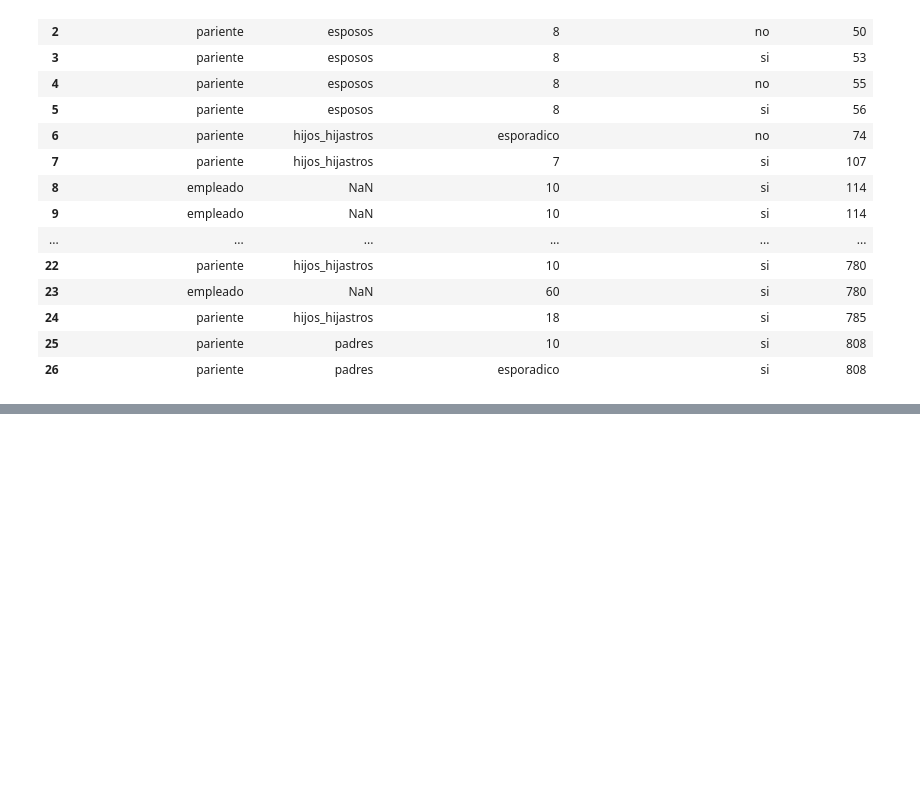
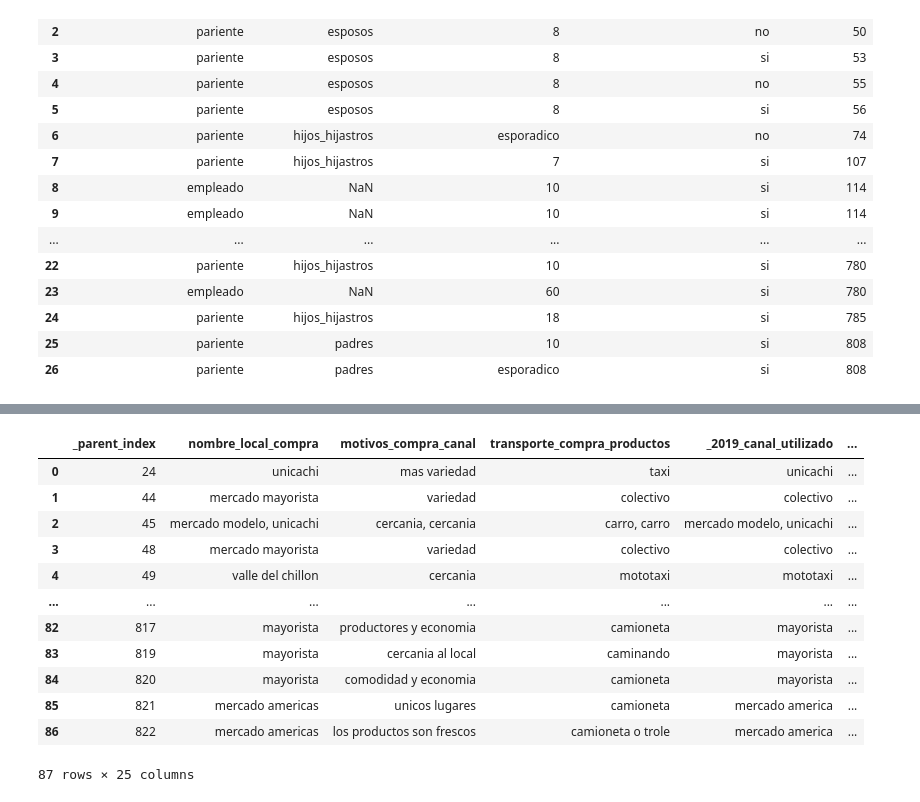
Before and after one commit to Claudio9701/proyecto-foodhub-lima, a Jupyter notebook: inputs/encuesta_principal/Limpieza_datos_agrupaciones.ipynb, the cells around one changed output, grey strips where cells are left out. Cells and saved outputs as stored; diff of their text form; code cells hidden in the pictures; blank space fills up the shorter version.

```diff
--- a/inputs/encuesta_principal/Limpieza_datos_agrupaciones.ipynb
+++ b/inputs/encuesta_principal/Limpieza_datos_agrupaciones.ipynb
@@ -562,0 +633,26 @@ pd.get_dummies(df_, columns=columns, prefix=columns, prefix_sep='/')
+# %%
+df_1 = df__['local_compra_comerciantes'].str.get_dummies(sep=', ')
+df_1.columns = ['local_compra_comerciantes/'+i for i in df_1.columns]
+df_2 = df__['frecuencia_compra'].str.get_dummies(sep=', ')
+df_2.columns = ['frecuencia_compra/'+i for i in df_2.columns]
+df_3 = df__['producto_comprado_canal'].str.get_dummies(sep=', ')
+df_3.columns = ['producto_comprado_canal/'+i for i in df_3.columns]
+df__ = df__.drop(columns=['local_compra_comerciantes', 'frecuencia_compra', 'producto_comprado_canal'])
+df__ = pd.concat([df__, df_1, df_2, df_3], axis=1)
+df__['nombre_local_compra'] = df__['nombre_local_compra'].replace({r'\bcerca\b': 'cercania', r'\bamerica\b': 'americas'}, regex=True)
+df__['motivos_compra_canal'] = df__['motivos_compra_canal'].replace({r'\bcerca\b': 'cercania', r'\bamerica\b': 'americas'}, regex=True)
+df__
+# %% [output]
+|  | _parent_index | nombre_local_compra | motivos_compra_canal | transporte_compra_productos | _2019_canal_utilizado | ... |
+| 0 | 24 | unicachi | mas variedad | taxi | unicachi | ... |
+| 1 | 44 | mercado mayorista | variedad | colectivo | colectivo | ... |
+| 2 | 45 | mercado modelo, unicachi | cercania, cercania | carro, carro | mercado modelo, unicachi | ... |
+| 3 | 48 | mercado mayorista | variedad | colectivo | colectivo | ... |
+| 4 | 49 | valle del chillon | cercania | mototaxi | mototaxi | ... |
+| ... | ... | ... | ... | ... | ... | ... |
+| 82 | 817 | mayorista | productores y economia | camioneta | mayorista | ... |
+| 83 | 819 | mayorista | cercania al local | caminando | mayorista | ... |
+| 84 | 820 | mayorista | comodidad y economia | camioneta | mayorista | ... |
+| 85 | 821 | mercado americas | unicos lugares | camioneta | mercado america | ... |
+| 86 | 822 | mercado americas | los productos son frescos | camioneta o trole | mercado america | ... |
+87 rows × 25 columns
```
Also changed, not shown: parts of 16 cells of this notebook, 1 other file.
